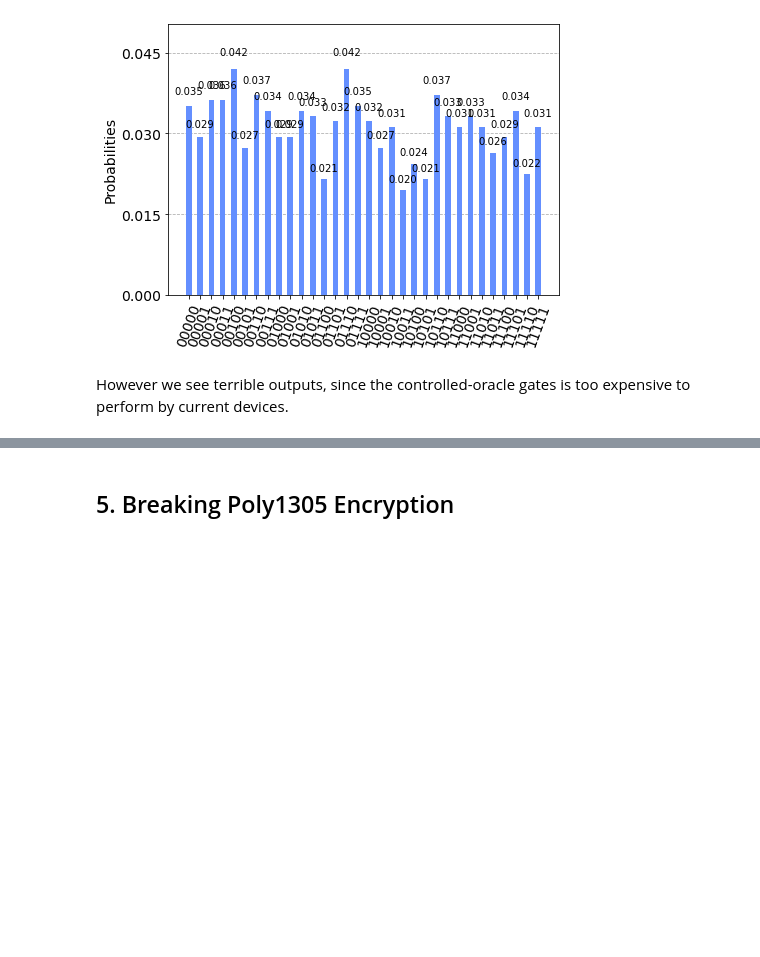
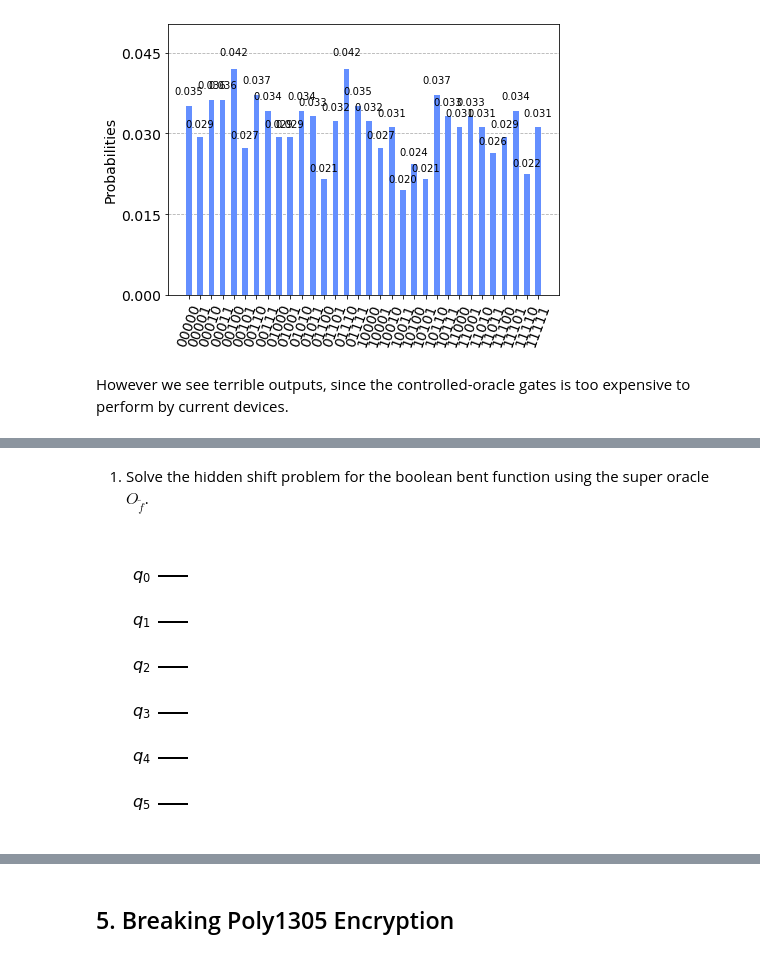
Before and after one commit to Team-Hidden-Name/hidden-shift-problem, a Jupyter notebook: hidden-shift-problem.ipynb, the cells around one changed output, grey strips where cells are left out. Saved outputs shown, nothing was run; the diff lists cells and outputs as text; code cells hidden in the pictures; blank space fills up the shorter version.

```diff
--- a/hidden-shift-problem.ipynb
+++ b/hidden-shift-problem.ipynb
@@ -428,0 +444,14 @@ However we see terrible outputs, since the controlled-oracle gates is too expens
+# %% [markdown]
+1. Solve the hidden shift problem for the boolean bent function using the super oracle $O_\tilde{f}$.
+# %%
+hsp_circuit = QuantumCircuit(n)
+
+####################
+# Your codes Here
+
+####################
+
+# Display circuit
+hsp_circuit.draw('mpl')
+# %% [output]
+[figure, added]
```
Also changed, not shown: parts of 11 cells of this notebook.
